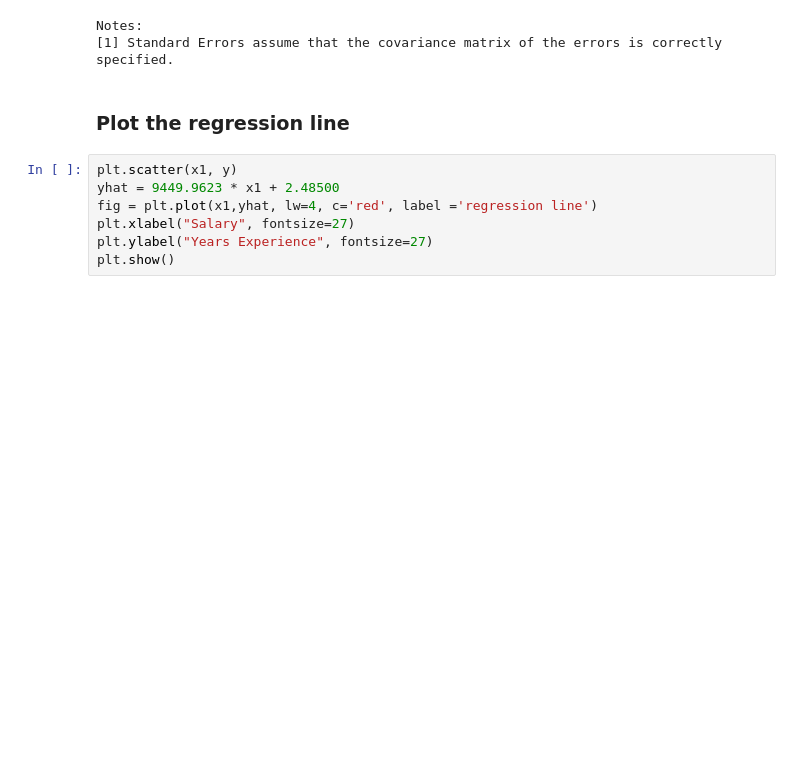
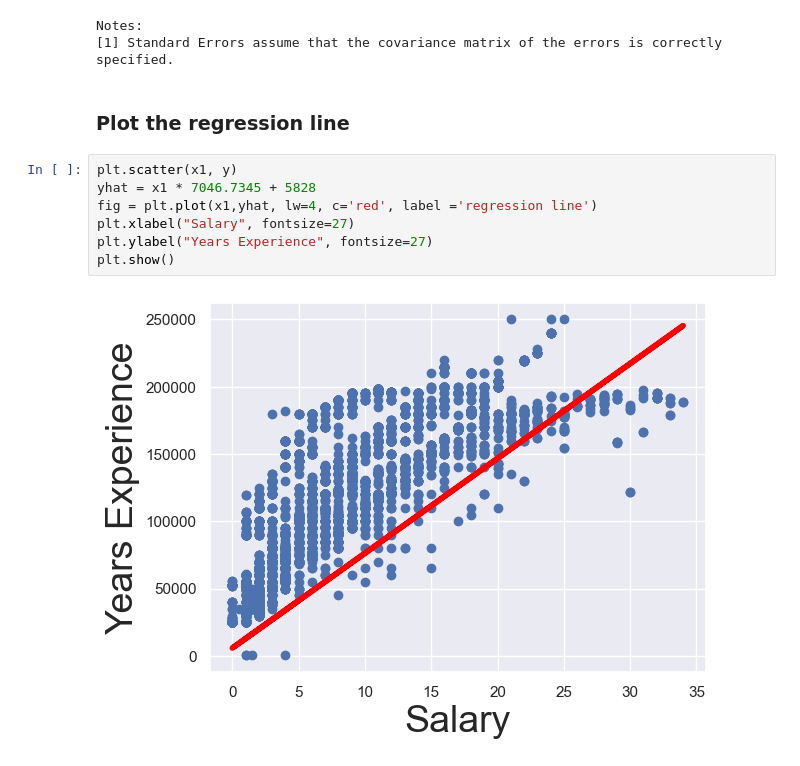
Before and after one commit to yuri-dev20/DataScience_learn, a Jupyter notebook: salary-simple-linear-regression/salary-regression.ipynb, the cells around one changed output. Drawn from its saved outputs; the diff is of its cells as text; blank space fills up the shorter version.

```diff
--- a/salary-simple-linear-regression/salary-regression.ipynb
+++ b/salary-simple-linear-regression/salary-regression.ipynb
@@ -115,8 +139,10 @@ Notes:
 ### Plot the regression line
 # %%
 plt.scatter(x1, y)
-yhat = 9449.9623 * x1 + 2.48500
+yhat = x1 * 7046.7345 + 5828
 fig = plt.plot(x1,yhat, lw=4, c='red', label ='regression line')
 plt.xlabel("Salary", fontsize=27)
 plt.ylabel("Years Experience", fontsize=27)
 plt.show()
+# %% [output]
+[figure, added]
```
Also changed, not shown: parts of 12 cells of this notebook.
